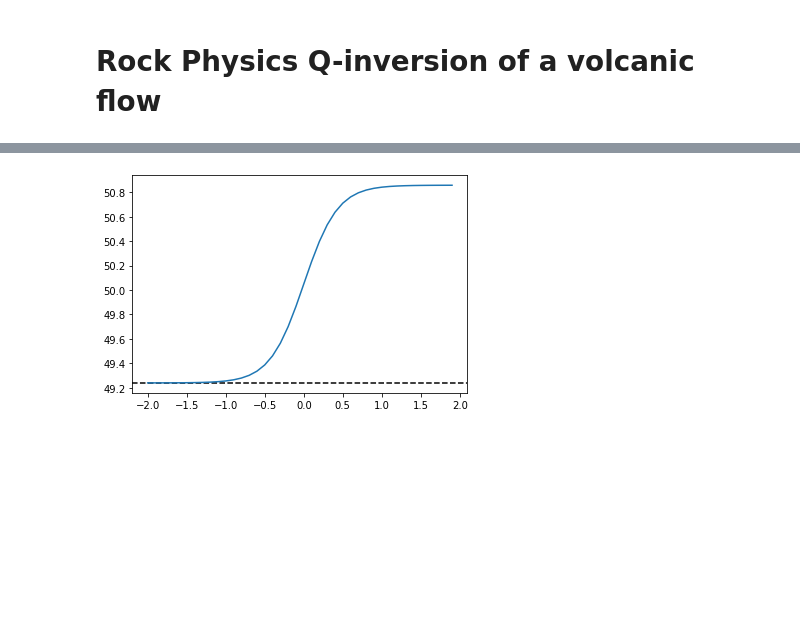
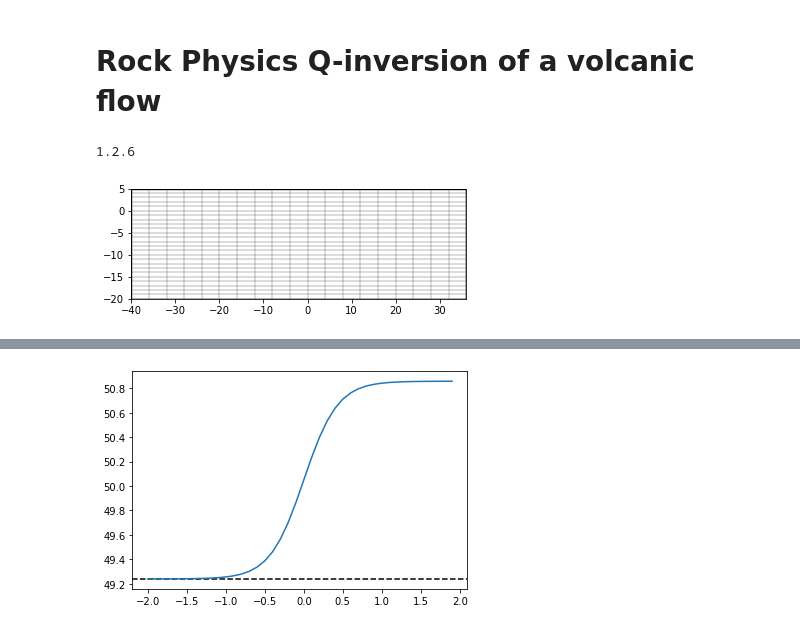
Before and after one commit to gpap-gpap/volcaniQ, a Jupyter notebook: volcanic_notebook.ipynb, the cells around one changed output, grey strips where cells are left out. Drawn from its saved outputs; the diff is of its cells as text; code cells hidden in the pictures; blank space fills up the shorter version.

```diff
--- a/volcanic_notebook.ipynb
+++ b/volcanic_notebook.ipynb
@@ -5,3 +5,13 @@ from importlib import reload
 import volcaniQ as vq
 import matplotlib.pyplot as plt
 import numpy as np
+import pygimli as pg
+print(pg.__version__)
+# %% [output]
+1.2.6
+# %%
+grid = pg.createGrid(x=np.arange(-40.0,40.0,4), y=np.arange(-20,6,1))
+pg.viewer.show(grid)
+pg.wait()
+# %% [output]
+[figure, added]
```
Also changed, not shown: parts of 3 cells of this notebook.
